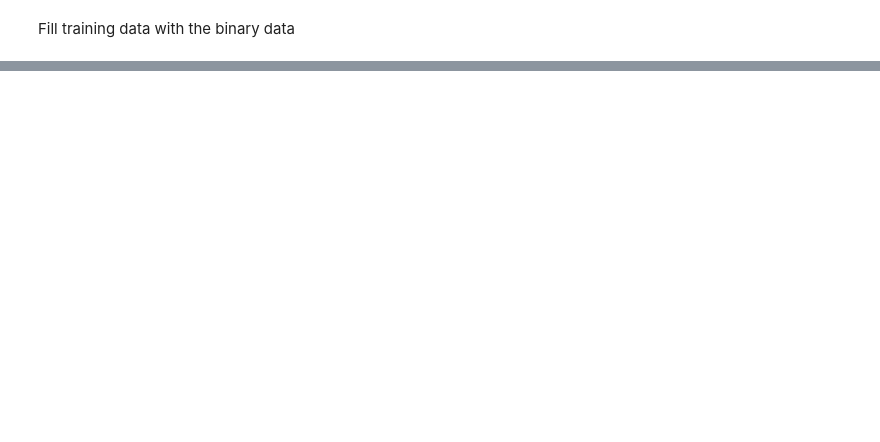
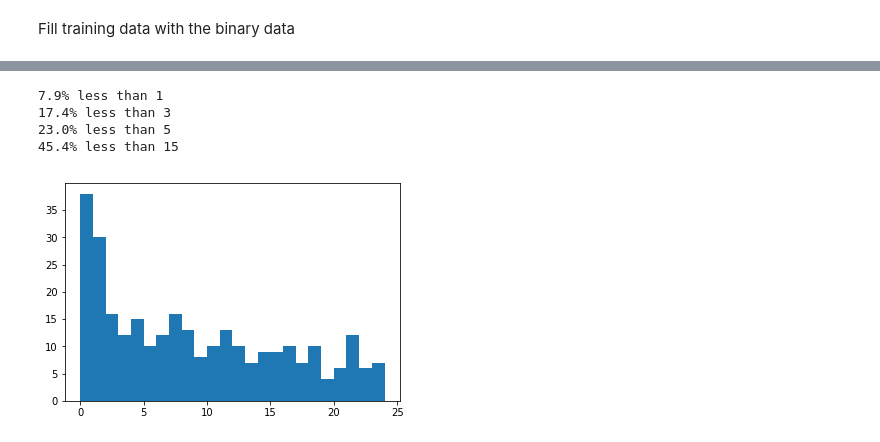
Before and after one commit to AlexanderEkdahl/snowtornado, a Jupyter notebook: snowtornado.ipynb, the cells around one changed output, grey strips where cells are left out. Cells and saved outputs as stored; diff of their text form; code cells hidden in the pictures; blank space fills up the shorter version.

```diff
--- a/snowtornado.ipynb
+++ b/snowtornado.ipynb
@@ -10,6 +10,5 @@ from stock_exchange import create_interval_tree
 # %%
-products = pd.read_csv("data/cellphone.csv", dtype=str, index_col="id")
-matches = pd.read_csv("data/matches_cellphone.csv", index_col=False, usecols=[0, 1, 2], names=['original_id', 'replacement_id', 'timestamp'])
+products = pd.read_csv("data/products.csv", dtype=str, index_col="id")
+matches = pd.read_csv("data/matches.csv", index_col=False, usecols=[0, 1, 2], names=['original_id', 'replacement_id', 'timestamp'])
 matches['timestamp'] = pd.to_datetime(matches['timestamp'])
-stock_exchange = create_interval_tree("data/stock_exchange_cellphone.csv")
-products.shape
+stock_exchange = create_interval_tree("data/stock_exchange.csv")
@@ -34,5 +29,6 @@ binary.shape
 # %%
-matches_train, matches_test = train_test_split(matches, test_size=0.3, random_state=42)
+matches_train, matches_test = train_test_split(matches, 0.9, stock_exchange)
+matches_test = matches_test.drop_duplicates(['original_id', 'replacement_id'])
 # %% [markdown]
 Fill training data with the binary data
 # %%
@@ -76,7 +91,16 @@ def products_on_the_market(timestamp):
 # %%
+def products_on_the_market(timestamp):
+    return binary.loc[set(map((lambda x: x.data), stock_exchange[timestamp]))]
+
 def find_matches(original_id, timestamp, limit = 3):
     prediction = model.predict(binary.loc[[original_id]].values)
     similar = cosine_similarity(prediction, products_on_the_market(timestamp))[0]
     indices = np.argpartition(similar, -limit)
     indices = indices[np.argsort(similar[indices])][::-1]
     return products_on_the_market(timestamp).index.values[indices]
+
+def find_all_matches(original_id, timestamp):
+    prediction = model.predict(binary.loc[[original_id]].values)
+    similar = cosine_similarity(prediction, products_on_the_market(timestamp))[0]
+    indices = np.argsort(-similar)
+    return products_on_the_market(timestamp).index.values[indices].tolist()
@@ -149,0 +107,41 @@ for _, row in islice(matches_test.iterrows(), 10):
+# %%
+import matplotlib.pyplot as plt
+
+#from IPython.display import display, HTML
+#pd.options.display.max_columns = 100
+#from itertools import islice
+#from datetime import datetime
+
+#for result in islice(ev, 10):
+#    original_id = result[0]
+#    replacement_id = result[1]
+#    match = result[2]
+#    position = result[3]
+
+#    display(products.loc[[original_id, replacement_id, match]])
+
+def less_than_percentage(xs, v):
+    return '{:.{prec}f}% less than {}'.format(len([x for x in xs if x < v]) / len(xs) * 100, v, prec=1);
+
+def output_evaluation(matches_test, find_all_matches):
+    ev = evaluate_model(matches_test, find_all_matches)
+
+    positions = list(map(lambda x: x[3], ev))
+
+    print(less_than_percentage(positions, 1))
+    print(less_than_percentage(positions, 3))
+    print(less_than_percentage(positions, 5))
+    print(less_than_percentage(positions, 15))
+
+    plt.hist(positions, bins=range(0, 25, 1))
+    #plt.hist(positions, bins=np.logspace(0, np.log10(max(positions)), 15))
+    #plt.gca().set_xscale("log")
+    plt.show()
+
+output_evaluation(matches_test, find_all_matches)
+# %% [output]
+7.9% less than 1
+17.4% less than 3
+23.0% less than 5
+45.4% less than 15
+[figure, added]
```
Also changed, not shown: parts of 8 cells of this notebook, 4 other files.
